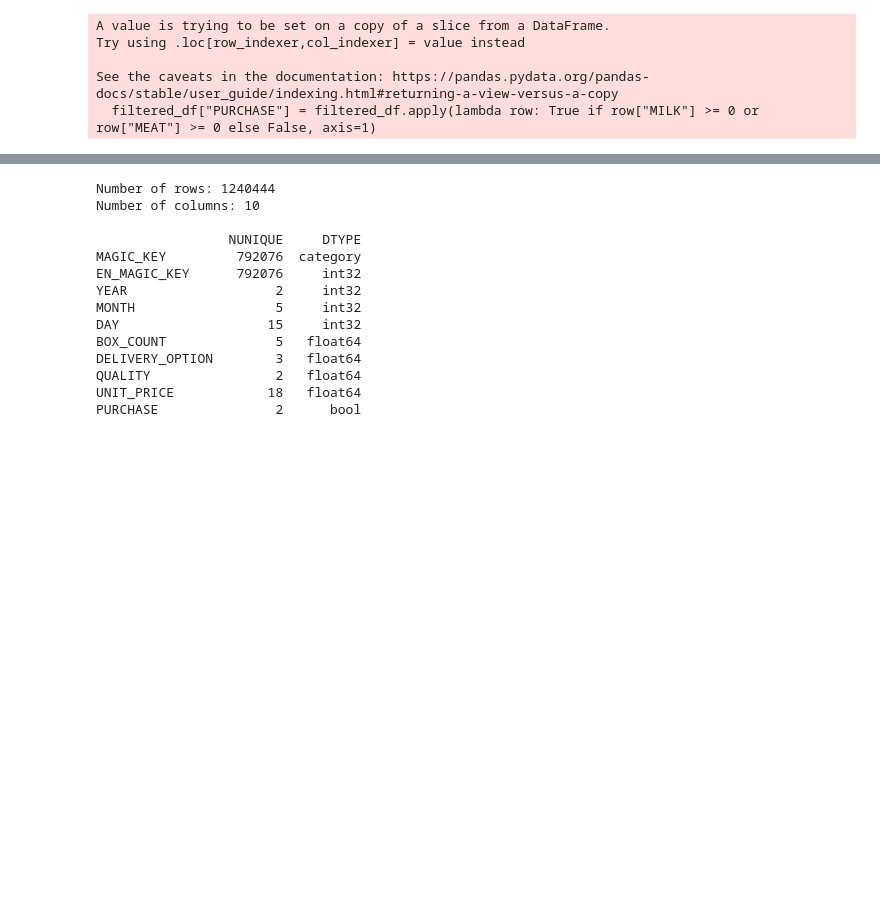
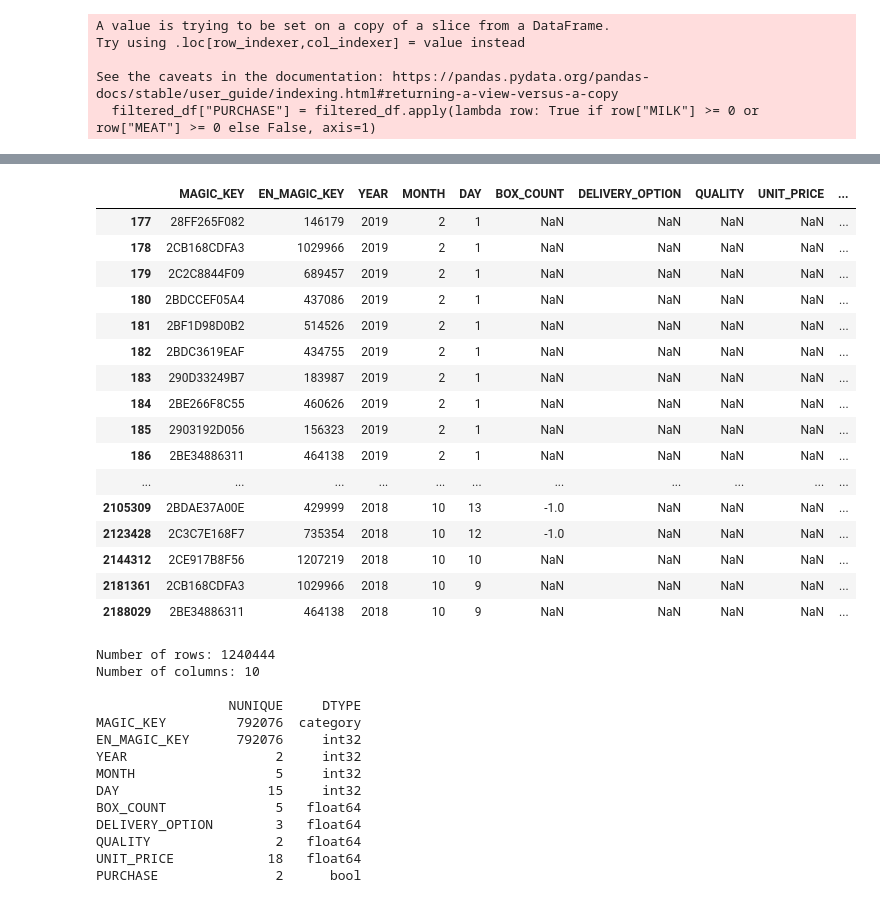
Before and after one commit to Exile404/Robi-Datathon, a Jupyter notebook: Problem1/Problem1_new.ipynb, the cells around one changed output, grey strips where cells are left out. Cells and saved outputs as stored; diff of their text form; code cells hidden in the pictures; blank space fills up the shorter version.

```diff
--- a/Problem1/Problem1_new.ipynb
+++ b/Problem1/Problem1_new.ipynb
@@ -225,3 +232,23 @@ filtered_df.head()
+# %%
+filtered_df[filtered_df["PURCHASE"] == False]
+# %% [output]
+|  | MAGIC_KEY | EN_MAGIC_KEY | YEAR | MONTH | DAY | BOX_COUNT | DELIVERY_OPTION | QUALITY | UNIT_PRICE | ... |
+| 177 | 28FF265F082 | 146179 | 2019 | 2 | 1 | NaN | NaN | NaN | NaN | ... |
+| 178 | 2CB168CDFA3 | 1029966 | 2019 | 2 | 1 | NaN | NaN | NaN | NaN | ... |
+| 179 | 2C2C8844F09 | 689457 | 2019 | 2 | 1 | NaN | NaN | NaN | NaN | ... |
+| 180 | 2BDCCEF05A4 | 437086 | 2019 | 2 | 1 | NaN | NaN | NaN | NaN | ... |
+| 181 | 2BF1D98D0B2 | 514526 | 2019 | 2 | 1 | NaN | NaN | NaN | NaN | ... |
+| 182 | 2BDC3619EAF | 434755 | 2019 | 2 | 1 | NaN | NaN | NaN | NaN | ... |
+| 183 | 290D33249B7 | 183987 | 2019 | 2 | 1 | NaN | NaN | NaN | NaN | ... |
+| 184 | 2BE266F8C55 | 460626 | 2019 | 2 | 1 | NaN | NaN | NaN | NaN | ... |
+| 185 | 2903192D056 | 156323 | 2019 | 2 | 1 | NaN | NaN | NaN | NaN | ... |
+| 186 | 2BE34886311 | 464138 | 2019 | 2 | 1 | NaN | NaN | NaN | NaN | ... |
+| ... | ... | ... | ... | ... | ... | ... | ... | ... | ... | ... |
+| 2105309 | 2BDAE37A00E | 429999 | 2018 | 10 | 13 | -1.0 | NaN | NaN | NaN | ... |
+| 2123428 | 2C3C7E168F7 | 735354 | 2018 | 10 | 12 | -1.0 | NaN | NaN | NaN | ... |
+| 2144312 | 2CE917B8F56 | 1207219 | 2018 | 10 | 10 | NaN | NaN | NaN | NaN | ... |
+| 2181361 | 2CB168CDFA3 | 1029966 | 2018 | 10 | 9 | NaN | NaN | NaN | NaN | ... |
+| 2188029 | 2BE34886311 | 464138 | 2018 | 10 | 9 | NaN | NaN | NaN | NaN | ... |
 # %%
 analyze(filtered_df)
 # %% [output]
```
Also changed, not shown: parts of 2 cells of this notebook, 1 other file.
